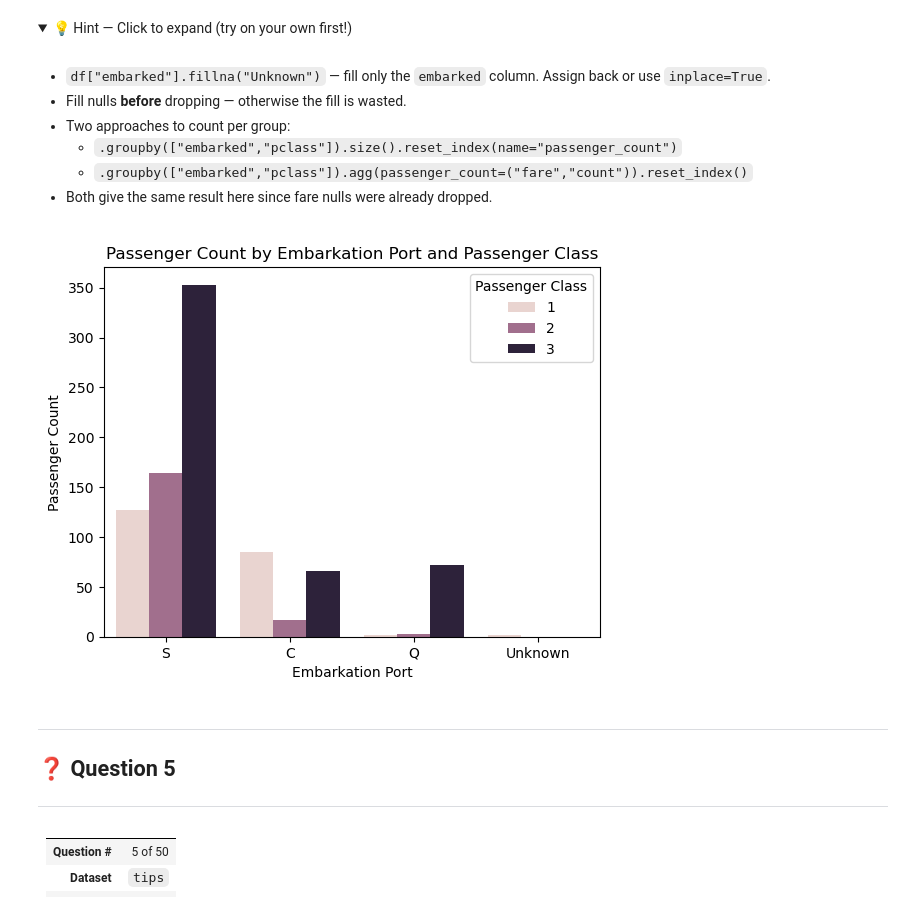
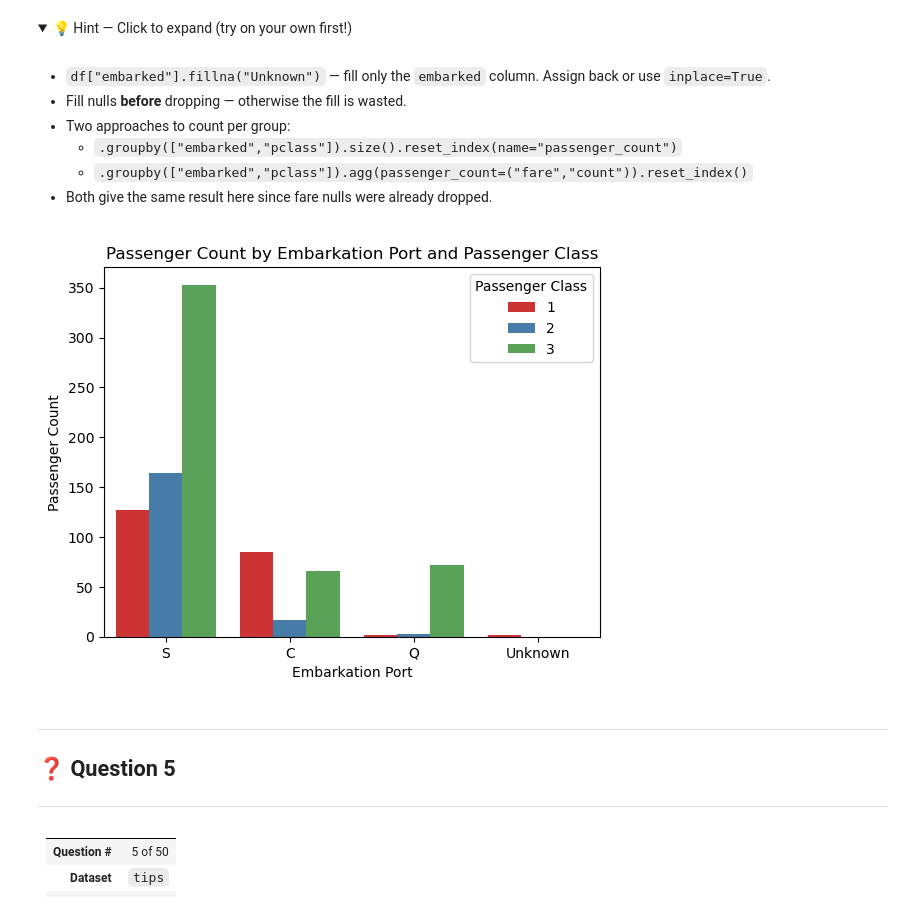
Before and after one commit to abhishekkatewaofficial-lab/Machine-Learning, a Jupyter notebook: Notes/Pandas/4. Practice/Pandas_Practice_Series_Notebook_02.ipynb, the cells around one changed output. Saved outputs shown, nothing was run; the diff lists cells and outputs as text; code cells hidden in the pictures; folded sections open.

```diff
--- a/Notes/Pandas/4. Practice/Pandas_Practice_Series_Notebook_02.ipynb
+++ b/Notes/Pandas/4. Practice/Pandas_Practice_Series_Notebook_02.ipynb
@@ -530,19 +530,20 @@ display(titan)
 # %%
 sns.barplot(
     data=titan,
     x='embarked',
     y='passenger_count',
     hue='pclass',
+    palette='Set1',
     legend=True
 )
 
 plt.title('Passenger Count by Embarkation Port and Passenger Class')
 plt.xlabel('Embarkation Port')
 plt.ylabel('Passenger Count')
 plt.legend(title = 'Passenger Class')
 plt.show()
 # %% [output]
-[figure, old version]
+[figure, new version]
 # %% [markdown]
 ---
 
```
Also changed, not shown: parts of 10 cells of this notebook, 3 other files.
